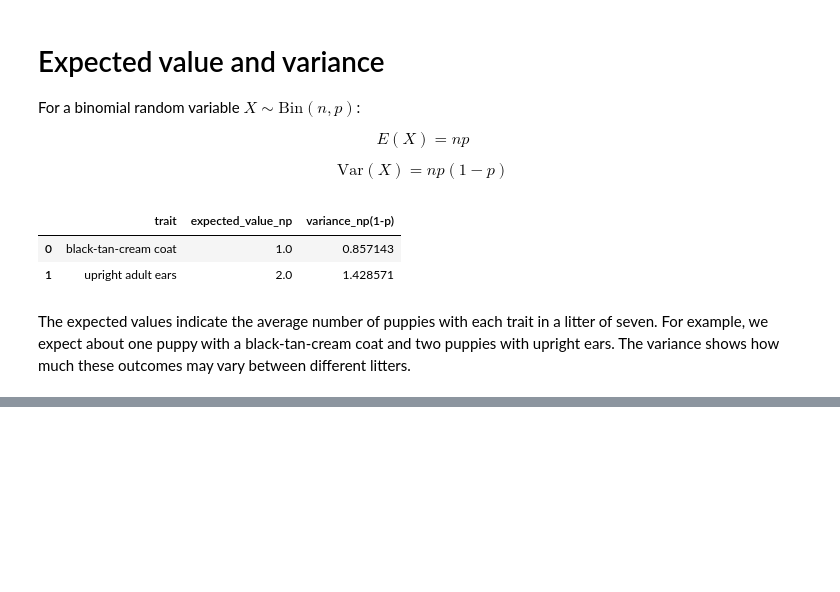
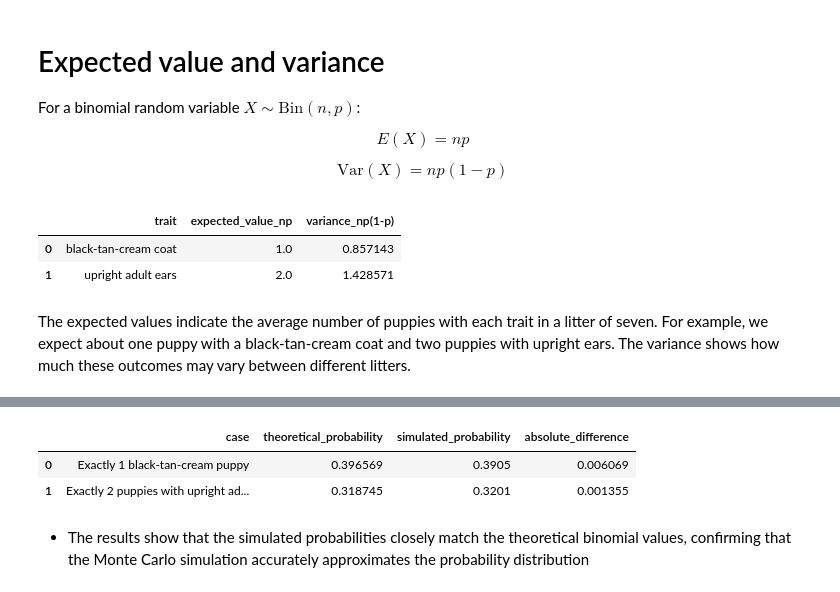
Before and after one commit to Vkp26/Phenotype_traits, a Jupyter notebook: Mydog_phenotype_traits.ipynb, the cells around one changed output, grey strips where cells are left out. Cells and saved outputs as stored; diff of their text form; code cells hidden in the pictures; blank space fills up the shorter version.

```diff
--- a/Mydog_phenotype_traits.ipynb
+++ b/Mydog_phenotype_traits.ipynb
@@ -350,0 +402,30 @@ The expected values indicate the average number of puppies with each trait in a
+# %%
+simulated_prob_1_cream = (sim_cream == 1).mean()
+simulated_prob_2_upright = (sim_upright == 2).mean()
+
+comparison = pd.DataFrame({
+    "case": [
+        "Exactly 1 black-tan-cream puppy",
+        "Exactly 2 puppies with upright adult ears"
+    ],
+    "theoretical_probability": [
+        prob_exactly_1_cream,
+        prob_exactly_2_upright
+    ],
+    "simulated_probability": [
+        simulated_prob_1_cream,
+        simulated_prob_2_upright
+    ],
+    "absolute_difference": [
+        abs(prob_exactly_1_cream - simulated_prob_1_cream),
+        abs(prob_exactly_2_upright - simulated_prob_2_upright)
+    ]
+})
+
+comparison
+# %% [output]
+|  | case | theoretical_probability | simulated_probability | absolute_difference |
+| 0 | Exactly 1 black-tan-cream puppy | 0.396569 | 0.3905 | 0.006069 |
+| 1 | Exactly 2 puppies with upright ad... | 0.318745 | 0.3201 | 0.001355 |
+# %% [markdown]
+- The results show that the simulated probabilities closely match the theoretical binomial values, confirming that the Monte Carlo simulation accurately approximates the probability distribution
```
Also changed, not shown: parts of 7 cells of this notebook.
